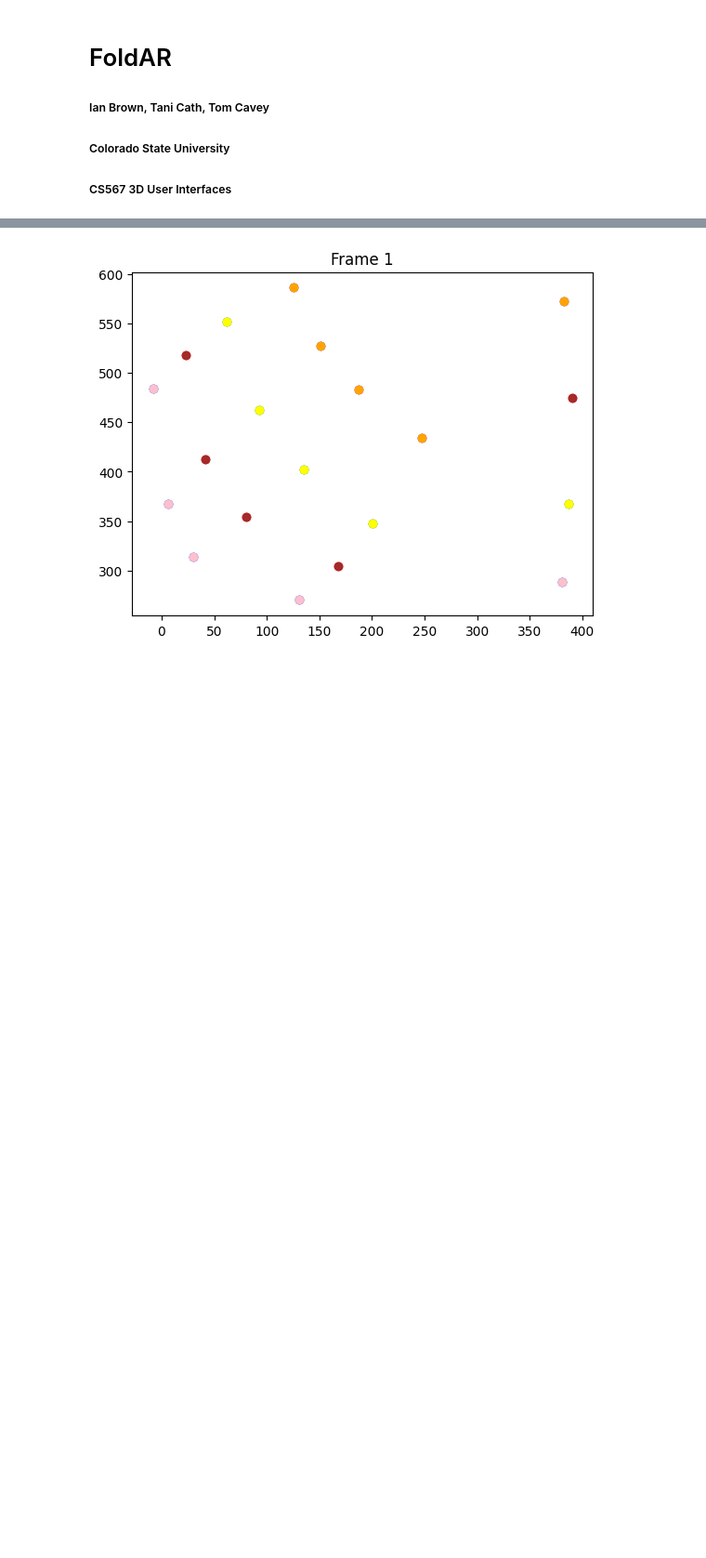
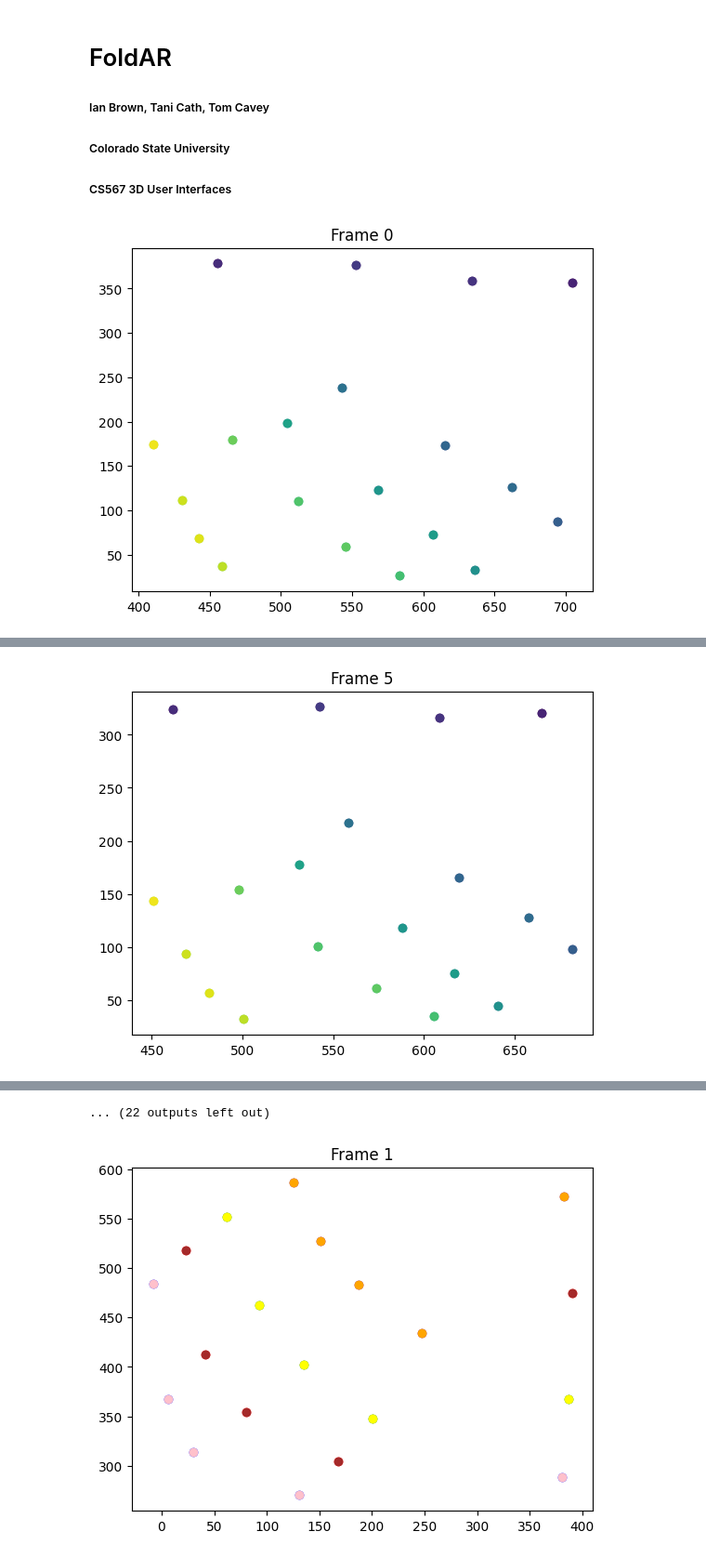
Before and after one commit to csu-hci-projects/FA23-FoldAR-Step-by-step-Instructions-for-Folding-Paper-Models-in-AR, a Jupyter notebook: FoldAR_Analysis.ipynb, the cells around one changed output, grey strips where cells are left out. Shown at 93% size. Saved outputs shown, nothing was run; the diff lists cells and outputs as text; code cells hidden in the pictures; blank space fills up the shorter version.

```diff
--- a/FoldAR_Analysis.ipynb
+++ b/FoldAR_Analysis.ipynb
@@ -3,3 +3,69 @@
 ##### Ian Brown, Tani Cath, Tom Cavey
 ##### Colorado State University
 ##### CS567 3D User Interfaces
+# %%
+import pandas as pd
+import numpy as np
+import matplotlib.pyplot as plt
+from datetime import datetime
+
+
+df = pd.read_csv('sessionData-t-0.csv')
+
+# stripping spaces from columns an data...
+df.columns = df.columns.str.strip()
+df = df.applymap(lambda x: x.strip() if isinstance(x, str) else x)
+
+# check columns are stripped
+# print(df.columns)
+
+# finger_columns = ['thumbTip.x', 'thumbTip.y', 'thumbIP.x', 'thumbIP.y', 'thumbMP.x', 'thumbMP.y', 'thumbCMC.x', 'thumbCMC.y',
+#                   'thumbTip2.x', 'thumbTip2.y', 'thumbIP2.x', 'thumbIP2.y', 'thumbMP2.x', 'thumbMP2.y', 'thumbCMC2.x', 'thumbCMC2.y',
+#                   'indexTip.x', 'indexTip.y', 'indexPIP.x', 'indexPIP.y', 'indexDIP.x', 'indexDIP.y', 'indexMCP.x', 'indexMCP.y',
+#                   'indexTip2.x', 'indexTip2.y', 'indexPIP2.x', 'indexPIP2.y', 'indexDIP2.x', 'indexDIP2.y', 'indexMCP2.x', 'indexMCP2.y',
+#                   'middleTip.x', 'middleTip.y', 'middlePIP.x', 'middlePIP.y', 'middleDIP.x', 'middleDIP.y', 'middleMCP.x', 'middleMCP.y',
+#                   'middleTip2.x', 'middleTip2.y', 'middlePIP2.x', 'middlePIP2.y', 'middleDIP2.x', 'middleDIP2.y', 'middleMCP2.x', 'middleMCP2.y',
+#                   'ringTip.x', 'ringTip.y', 'ringPIP.x', 'ringPIP.y', 'ringDIP.x', 'ringDIP.y', 'ringMCP.x', 'ringMCP.y',
+#                   'ringTip2.x', 'ringTip2.y', 'ringPIP2.x', 'ringPIP2.y', 'ringDIP2.x', 'ringDIP2.y', 'ringMCP2.x', 'ringMCP2.y',
+#                   'littleTip.x', 'littleTip.y', 'littlePIP.x', 'littlePIP.y', 'littleDIP.x', 'littleDIP.y', 'littleMCP.x', 'littleMCP.y',
+#                   'littleTip2.x', 'littleTip2.y', 'littlePIP2.x', 'littlePIP2.y', 'littleDIP2.x', 'littleDIP2.y', 'littleMCP2.x', 'littleMCP2.y']
+
+
+finger_columns = ['thumbTip', 'thumbIP', 'thumbMP', 'thumbCMC', 'thumbTip2', 'thumbIP2', 'thumbMP2', 'thumbCMC2',
+                  'indexTip', 'indexPIP', 'indexDIP', 'indexMCP', 'indexTip2', 'indexPIP2', 'indexDIP2', 'indexMCP2',
+                  'middleTip', 'middlePIP', 'middleDIP', 'middleMCP', 'middleTip2', 'middlePIP2', 'middleDIP2', 'middleMCP2',
+                  'ringTip', 'ringPIP', 'ringDIP', 'ringMCP', 'ringTip2', 'ringPIP2', 'ringDIP2', 'ringMCP2',
+                  'littleTip', 'littlePIP', 'littleDIP', 'littleMCP', 'littleTip2', 'littlePIP2', 'littleDIP2', 'littleMCP2']
+
+# for each frame in dataframe
+for i, frame in df.groupby('frame'):
+    timestamp_datetime = datetime.strptime(frame['time'].iloc[0], '%H:%M:%S.%f')
+
+    # # Euclidean distances between points
+    # distances = np.sqrt((frame[finger_columns].diff(axis=1, periods=2)[::2]**2 +
+    #                      frame[finger_columns].diff(axis=1, periods=2)[1::2]**2).values)
+
+    # calc statistics for each frame
+    # frame_mean = np.mean(distances)
+    # frame_min = np.min(distances[distances > 0])
+    # frame_max = np.max(distances)
+    # frame_std = np.std(distances)
+
+    plt.figure(i)
+    plt.title(f'Frame {i}')
+
+    for j, finger in enumerate(finger_columns):
+        color = plt.cm.viridis(j / len(finger_columns))
+        plt.plot(frame[f"{finger}.x"], frame[f"{finger}.y"], 'o', label=finger, color=color)
+
+    plt.show()
+
+    print(f'Frame {i}:')
+    print(f'Timestamp: {timestamp_datetime}')
+    # print(f'Mean Distance: {frame_mean:.2f}')
+    # print(f'Minimum Distance: {frame_min:.2f}')
+    # print(f'Maximum Distance: {frame_max:.2f}')
+    # print(f'Standard Deviation: {frame_std:.2f}')
+    print()
+# %% [output]
+[figure, added]
@@ -5,0 +74 @@
+[figure, added]
@@ -6,3 +89,4 @@
+... (22 outputs left out)
 # %%
 import matplotlib.pyplot as plt
 import re
```
Also changed, not shown: parts of 1 cell of this notebook.
